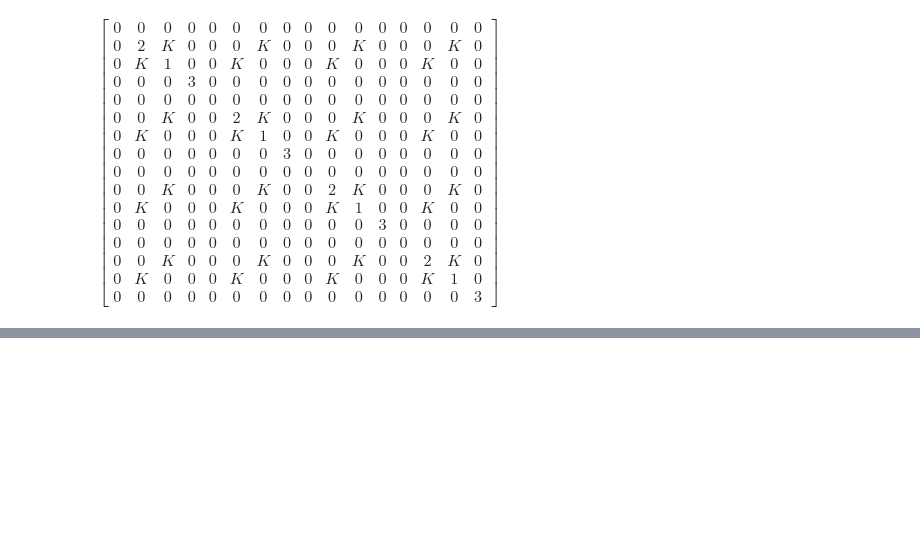
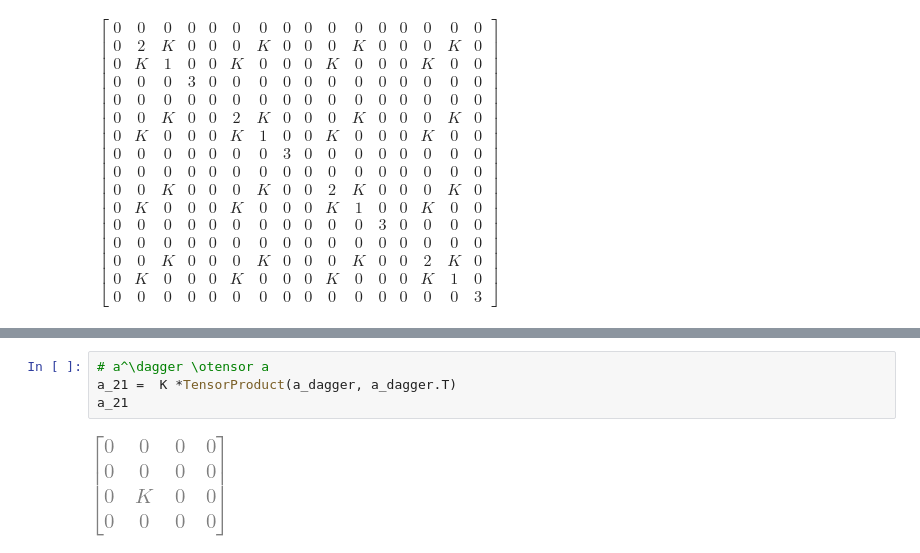
Before and after one commit to chewywookie/fyp, a Jupyter notebook: code/hamiltest.ipynb, the cells around one changed output, grey strips where cells are left out. Saved outputs shown, nothing was run; the diff lists cells and outputs as text; blank space fills up the shorter version.

```diff
--- a/code/hamiltest.ipynb
+++ b/code/hamiltest.ipynb
@@ -359,0 +414,6 @@ $\displaystyle \left[\begin{array}{cccccccccccccccc}0 & 0 & 0 & 0 & 0 & 0 & 0 &
+# %%
+# a^\dagger \otensor a
+a_21 =  K *TensorProduct(a_dagger, a_dagger.T)
+a_21
+# %% [output]
+[figure, added]
```
Also changed, not shown: parts of 15 cells of this notebook.
